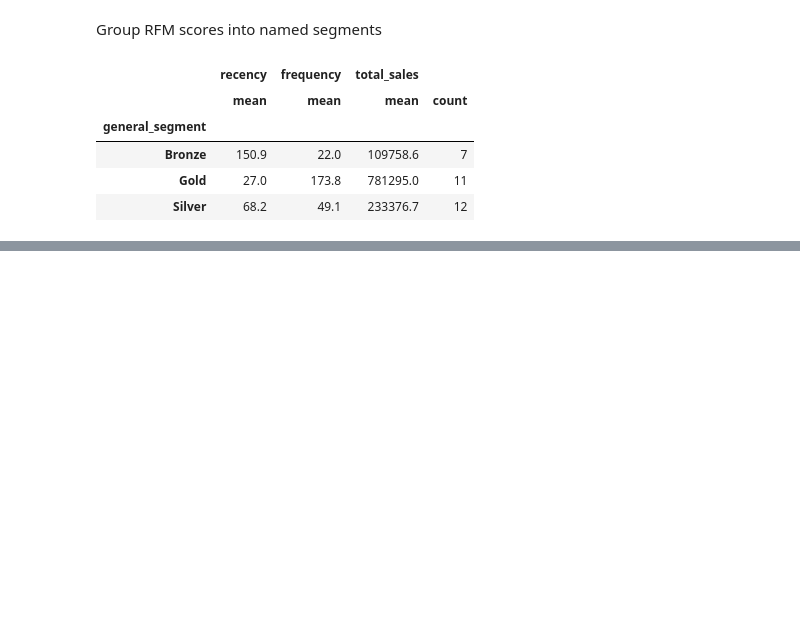
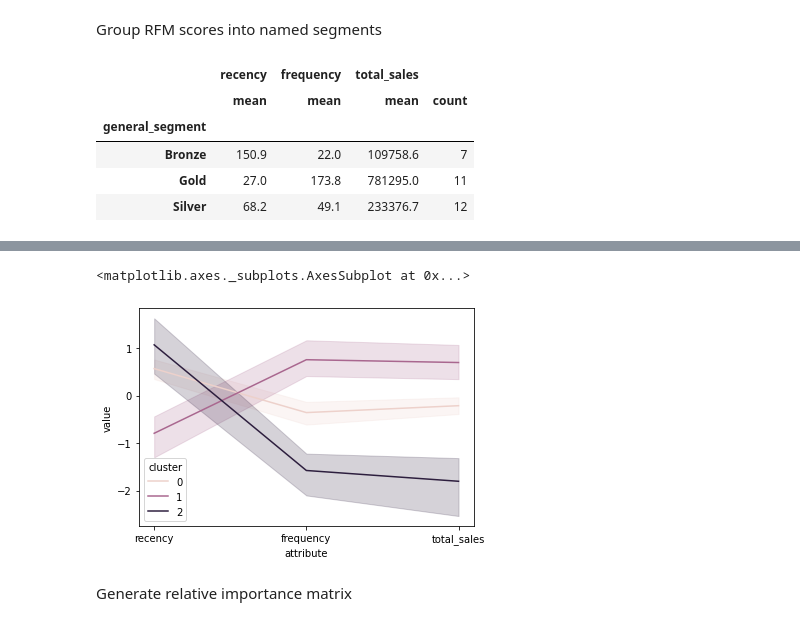
Before and after one commit to taggartpatrick/basic_analytics, a Jupyter notebook: Bike_Sales_Customer_segmentation.ipynb, the cells around one changed output, grey strips where cells are left out. Saved outputs shown, nothing was run; the diff lists cells and outputs as text; code cells hidden in the pictures; blank space fills up the shorter version.

```diff
--- a/Bike_Sales_Customer_segmentation.ipynb
+++ b/Bike_Sales_Customer_segmentation.ipynb
@@ -435,0 +487,14 @@ customer_RFM_tbl.head()
+# %%
+# From above chart 3 or 4 clusters looks reasonable
+
+# for selected clusters apply clusting on kmeans cluster to get cluster labels
+kmeans = KMeans(n_clusters=3,random_state=1)
+kmeans.fit(customer_RFM_normalized)
+cluster_labels = kmeans.labels_
+
+# Assign cluster labels to normal RFM data
+customer_RFM_k_tbl = customer_RFM_tbl.assign(cluster = cluster_labels)
+
+# Assign cluster labels to normalized RFM data
+
+customer_RFM_k_norm_tbl = customer_RFM_normalized.assign(cluster = cluster_labels)
@@ -435,0 +531,20 @@ customer_RFM_tbl.head()
+# %%
+# Generate snake plot of segments
+customer_RFM_k_melt = pd.melt(customer_RFM_k_norm_tbl.reset_index(),
+                              id_vars = ['bikeshop_name','cluster'],
+                              value_vars = ['recency','frequency','total_sales'],
+                              var_name = 'attribute',
+                              value_name = 'value')
+
+source = customer_RFM_k_melt
+
+snake_plot = alt.Chart(source).mark_point().encode(
+    x='attribute:O',
+    y='value:Q',
+    color='cluster:O',
+).properties(
+    width=250,
+    height=250
+)
+
+snake_plot
@@ -435,0 +553,7 @@ customer_RFM_tbl.head()
+# %%
+sns.lineplot(x ='attribute',y = 'value',hue = 'cluster', data = customer_RFM_k_melt)
+# %% [output]
+<matplotlib.axes._subplots.AxesSubplot at 0x...>
+[figure, added]
+# %% [markdown]
+Generate relative importance matrix
```
Also changed, not shown: parts of 33 cells of this notebook.
